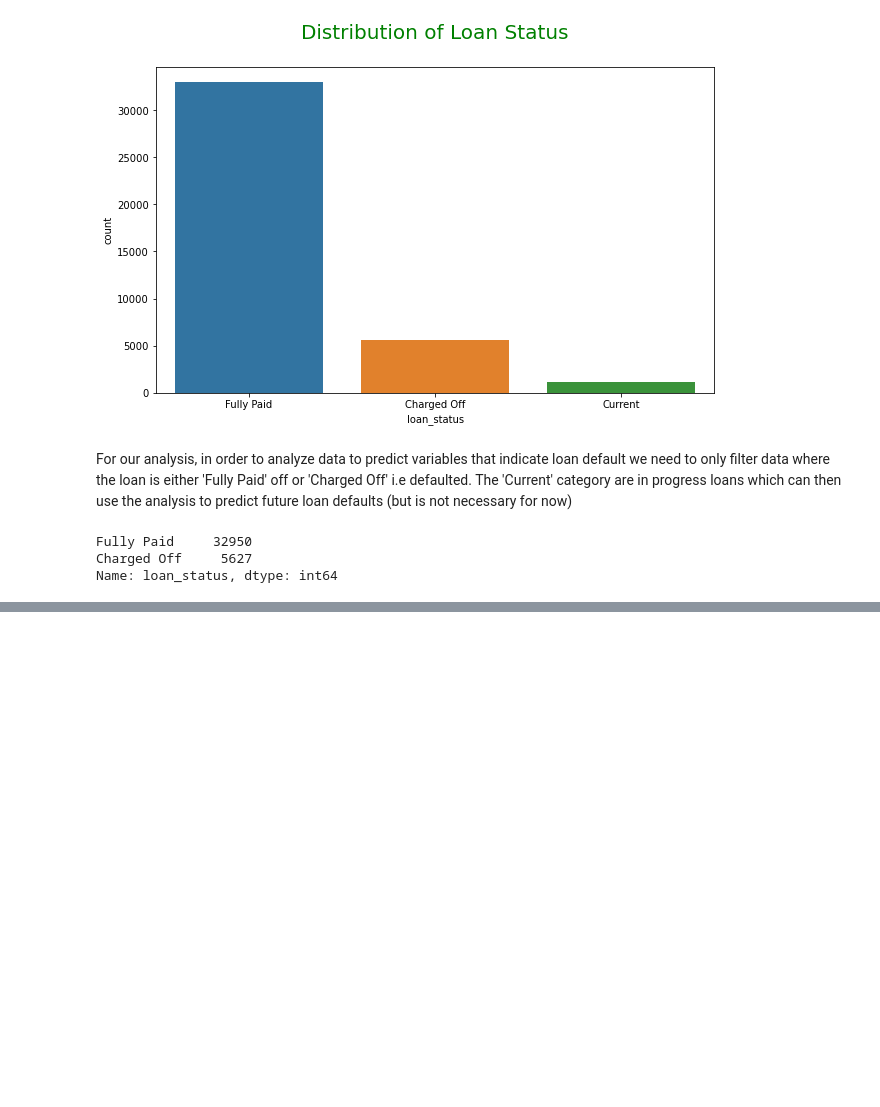
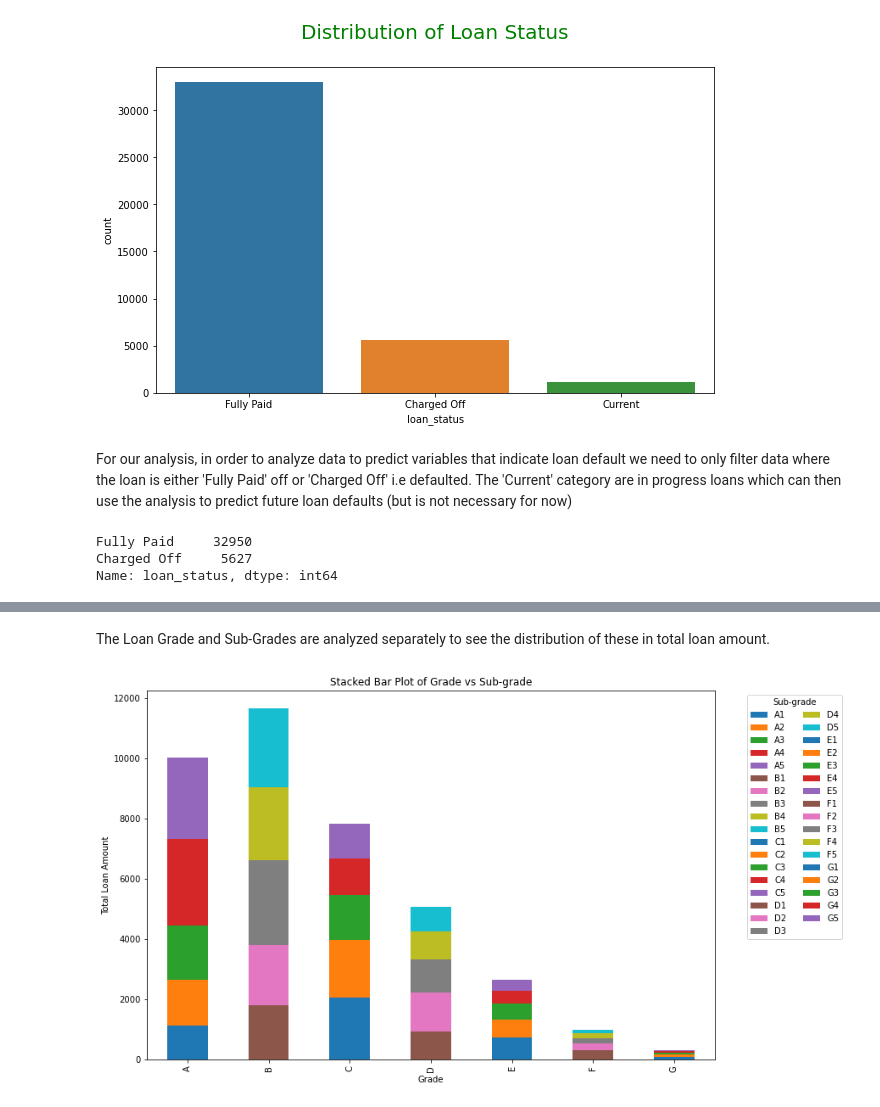
Before and after one commit to abym-droid/upgrad-lending-club-case-study, a Jupyter notebook: Abhishek_Mukherjee.ipynb, the cells around one changed output, grey strips where cells are left out. Saved outputs shown, nothing was run; the diff lists cells and outputs as text; code cells hidden in the pictures; blank space fills up the shorter version.

```diff
--- a/Abhishek_Mukherjee.ipynb
+++ b/Abhishek_Mukherjee.ipynb
@@ -406,0 +447,20 @@ plt.show()
+# %% [markdown]
+The Loan Grade and Sub-Grades are analyzed separately to see the distribution of these in total loan amount.
+# %%
+sub_grade_counts = loan_df_filtered.groupby(['grade', 'sub_grade']).size().unstack().fillna(0)
+# %%
+plt.figure(figsize=(12, 8))
+
+# Create the stacked bar plot
+sub_grade_counts.plot(kind='bar', stacked=True, ax=plt.gca())
+
+# Move the legend outside the plot
+plt.legend(title='Sub-grade', bbox_to_anchor=(1.05, 1), loc='upper left', ncol=2)
+
+plt.title('Stacked Bar Plot of Grade vs Sub-grade')
+plt.xlabel('Grade')
+plt.ylabel('Total Loan Amount')
+
+plt.show()
+# %% [output]
+[figure, added]
```
Also changed, not shown: parts of 26 cells of this notebook.
